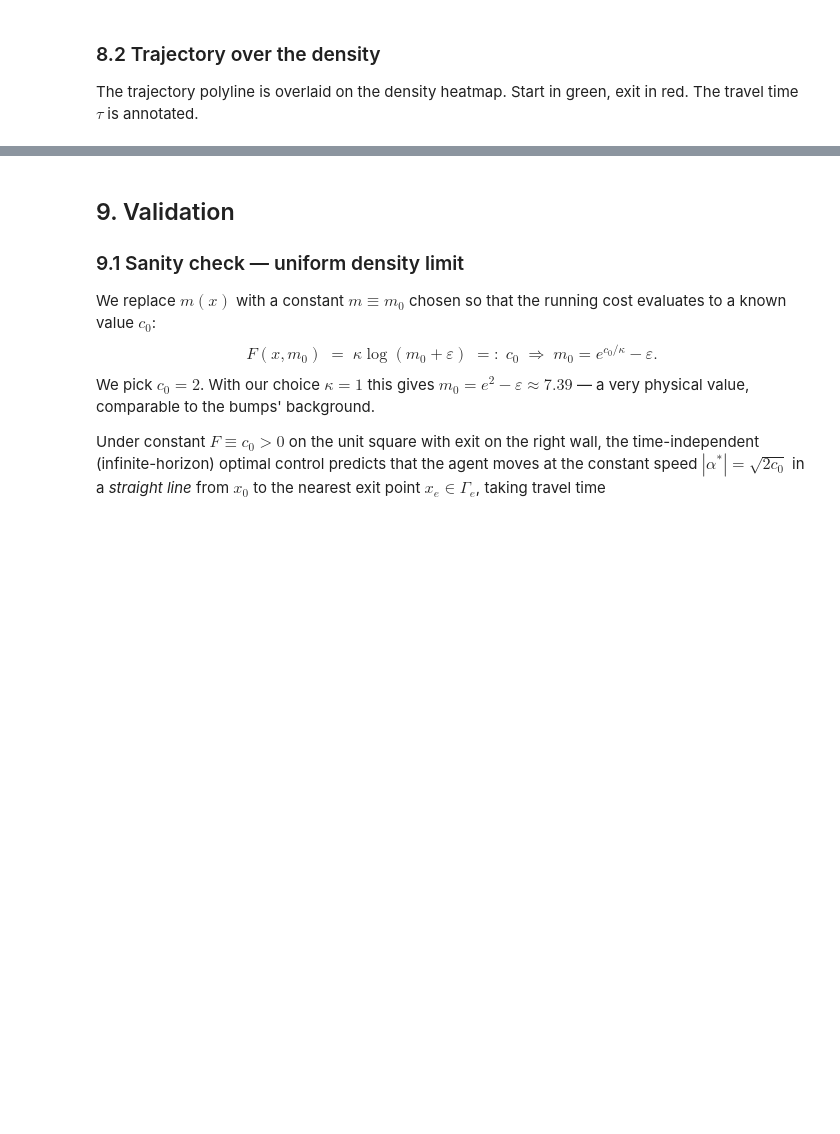
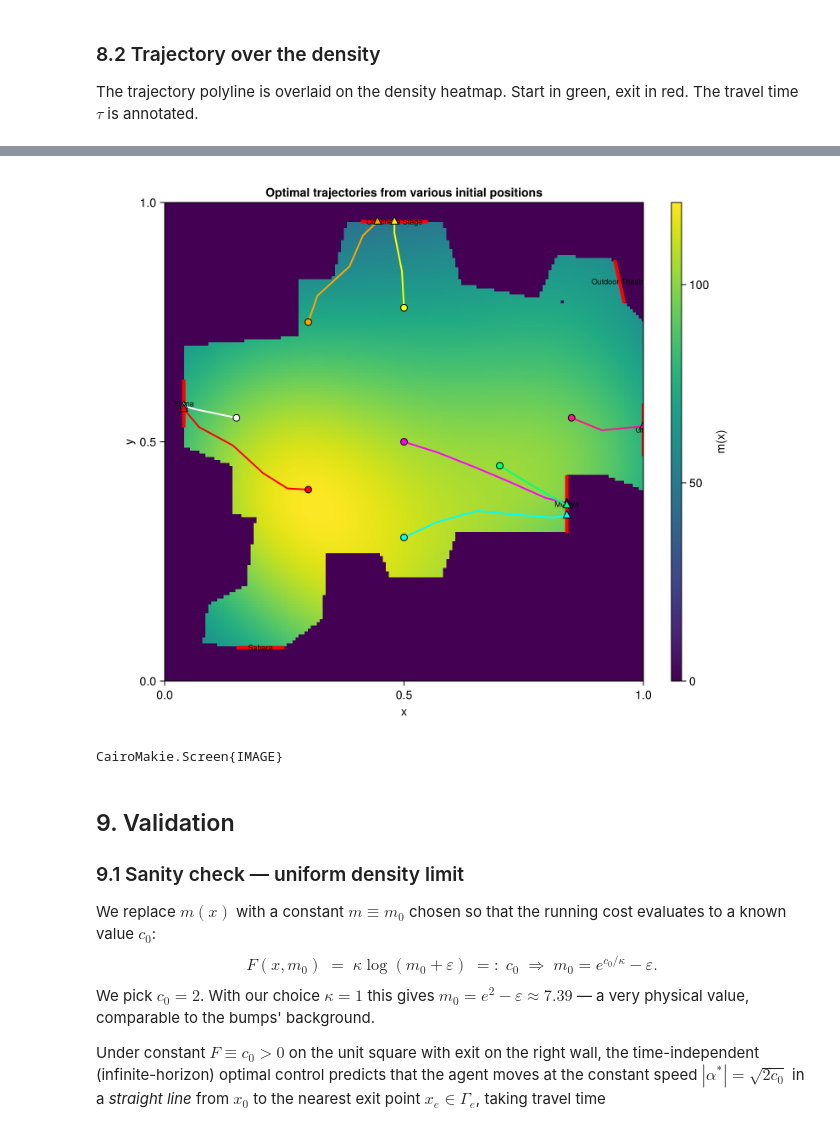
Before and after one commit to Yah-Boi-1/Mean-Field-Crowd-Dynamics, a Jupyter notebook: V1/tracer_agent.ipynb, the cells around one changed output, grey strips where cells are left out. Saved outputs shown, nothing was run; the diff lists cells and outputs as text; code cells hidden in the pictures; blank space fills up the shorter version.

```diff
--- a/V1/tracer_agent.ipynb
+++ b/V1/tracer_agent.ipynb
@@ -1159,0 +1170,70 @@ Trajectory 5 did NOT reach the exit within max_steps.
+# %%
+# Trajectories from a spread of initial positions, sharing one value function.
+let
+    v_traj_multi = solve_tracer_hjb(model, m_field)
+    @printf "Solved HJB once on the default density field (Δt = %.4f)\n" (T_final/N_steps)
+
+    x0_list = [
+        (0.15, 0.55),
+        (0.30, 0.40),
+        (0.30, 0.75),
+        (0.50, 0.50),
+        (0.50, 0.30),
+        (0.50, 0.78),
+        (0.70, 0.45),
+        (0.85, 0.55),
+    ]
+
+    results = NamedTuple[]
+    for x0 in x0_list
+        traj, τ, exit_name = simulate_tracer(v_traj_multi, x0)
+        push!(results, (x0 = x0, traj = traj, τ = τ, exit_name = exit_name))
+        if τ === nothing
+            @printf "x0 = (%.2f, %.2f) → did NOT reach exit within max_steps\n" x0[1] x0[2]
+        else
+            @printf "x0 = (%.2f, %.2f) → %-15s  τ = %.4f\n" x0[1] x0[2] String(exit_name) τ
+        end
+    end
+
+    nxg, nyg = 160, 160
+    xs, ys, Mn = sample_field_grid(m_field, nxg, nyg); _clean!(Mn)
+
+    fig = Figure(; size = (760, 660))
+    ax = Axis(
+        fig[1,1];
+        aspect = DataAspect(),
+        title  = "Optimal trajectories from various initial positions",
+        xlabel = "x",
+        ylabel = "y",
+        limits = ((0, 1), (0, 1)),
+    )
+
+    hm = heatmap!(ax, xs, ys, Mn; colormap = :viridis)
+    Colorbar(fig[1,2], hm; label = "m(x)")
+
+    for e in stage_exit_segments_def
+        lines!(ax, [e.a[1], e.b[1]], [e.a[2], e.b[2]]; color = :red, linewidth = 4)
+        xm = 0.5 * (e.a[1] + e.b[1]); ym = 0.5 * (e.a[2] + e.b[2])
+        text!(ax, [xm], [ym]; text = [replace(String(e.name), "_" => " ")],
+              fontsize = 9, align = (:center, :center), color = :black)
+    end
+
+    palette = [:white, :red, :orange, :magenta, :cyan, :yellow, :springgreen, :deeppink]
+
+    for (i, r) in enumerate(results)
+        col = palette[mod1(i, length(palette))]
+        lines!(ax, r.traj[:,1], r.traj[:,2]; color = col, linewidth = 2.0)
+        scatter!(ax, [r.traj[1,1]], [r.traj[1,2]];
+                 color = col, marker = :circle, markersize = 11,
+                 strokecolor = :black, strokewidth = 1.0)
+        if r.τ !== nothing
+            scatter!(ax, [r.traj[end,1]], [r.traj[end,2]];
+                     color = col, marker = :utriangle, markersize = 12,
+                     strokecolor = :black, strokewidth = 1.0)
+        end
+    end
+
+    save(joinpath(OUTPUTS, "tracer_trajectories_multi_x0.png"), fig)
+    display(fig)
+end
+# %% [output]
@@ -1160,3 +1257,5 @@ Trajectory 5 did NOT reach the exit within max_steps.
+[figure, added]
+CairoMakie.Screen{IMAGE}
 # %% [markdown]
 ## 9. Validation
 
```
Also changed, not shown: parts of 13 cells of this notebook, 20 other files.
